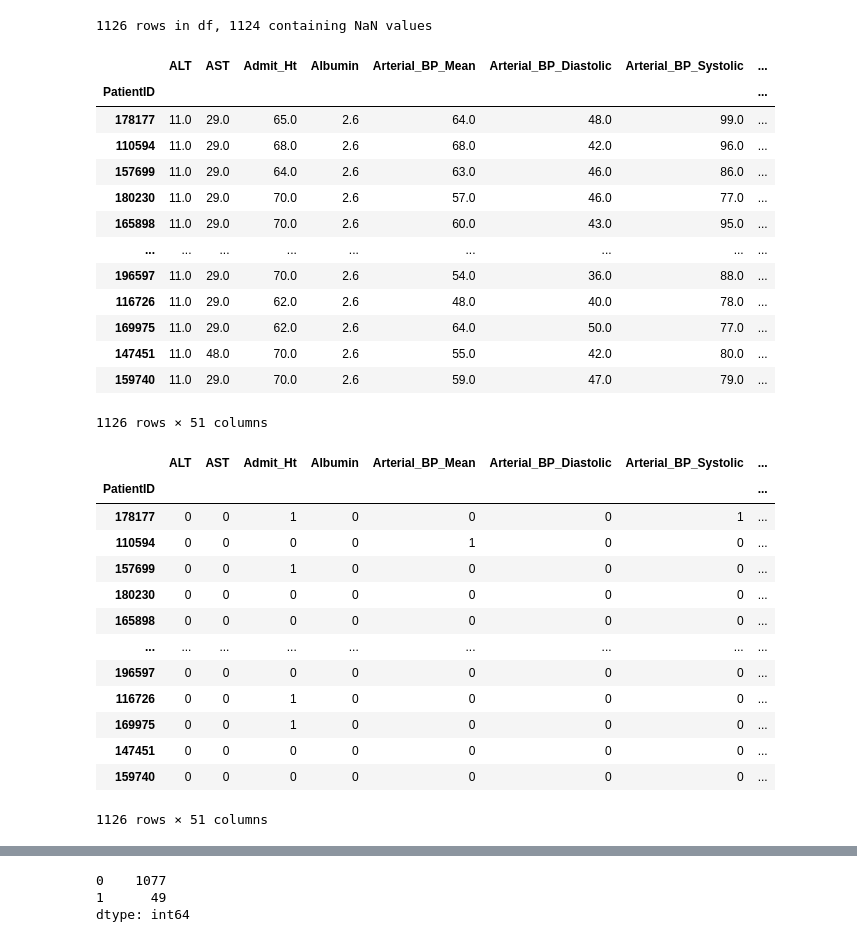
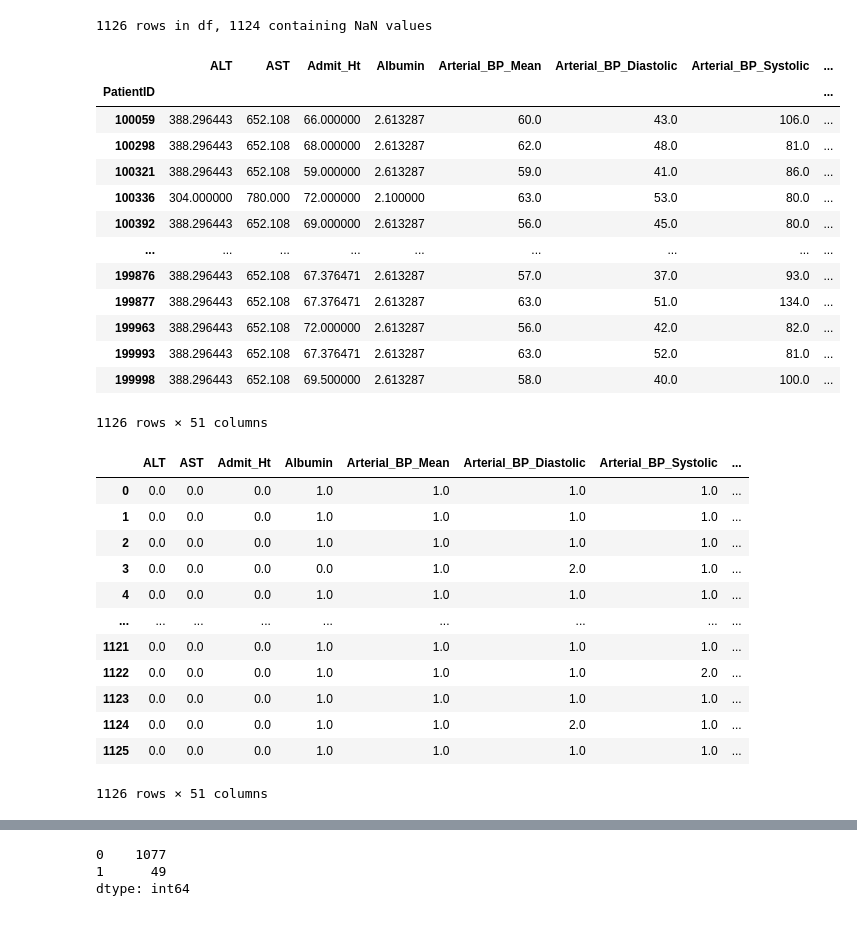
Before and after one commit to BenMarkFrost/LEN_Individual_Project, a Jupyter notebook: Notebooks/temporalExpertCategorisation.ipynb, the cells around one changed output, grey strips where cells are left out. Cells and saved outputs as stored; diff of their text form; code cells hidden in the pictures.

```diff
--- a/Notebooks/temporalExpertCategorisation.ipynb
+++ b/Notebooks/temporalExpertCategorisation.ipynb
@@ -266,48 +266,43 @@ print(f"{staticPatientsDF.shape[0]} rows in df, {rowsWithNaN} containing NaN val
 # %%
 fillNaModeDF = staticPatientsDF.copy()
 
 # TODO better fillna method here?
 
 for col in fillNaModeDF:
-    fillNaModeDF[col] = fillNaModeDF[col].fillna(fillNaModeDF[col].mode()[0])
+    fillNaModeDF[col] = fillNaModeDF[col].fillna(fillNaModeDF[col].mean())
 
 display(fillNaModeDF)
 # %% [output]
 |  | ALT | AST | Admit_Ht | Albumin | Arterial_BP_Mean | Arterial_BP_Diastolic | Arterial_BP_Systolic | ... |
 | PatientID |  |  |  |  |  |  |  | ... |
-| 178177 | 11.0 | 29.0 | 65.0 | 2.6 | 64.0 | 48.0 | 99.0 | ... |
-| 110594 | 11.0 | 29.0 | 68.0 | 2.6 | 68.0 | 42.0 | 96.0 | ... |
-| 157699 | 11.0 | 29.0 | 64.0 | 2.6 | 63.0 | 46.0 | 86.0 | ... |
-| 180230 | 11.0 | 29.0 | 70.0 | 2.6 | 57.0 | 46.0 | 77.0 | ... |
-| 165898 | 11.0 | 29.0 | 70.0 | 2.6 | 60.0 | 43.0 | 95.0 | ... |
+| 100059 | 388.296443 | 652.108 | 66.000000 | 2.613287 | 60.0 | 43.0 | 106.0 | ... |
+| 100298 | 388.296443 | 652.108 | 68.000000 | 2.613287 | 62.0 | 48.0 | 81.0 | ... |
+| 100321 | 388.296443 | 652.108 | 59.000000 | 2.613287 | 59.0 | 41.0 | 86.0 | ... |
+| 100336 | 304.000000 | 780.000 | 72.000000 | 2.100000 | 63.0 | 53.0 | 80.0 | ... |
+| 100392 | 388.296443 | 652.108 | 69.000000 | 2.613287 | 56.0 | 45.0 | 80.0 | ... |
 | ... | ... | ... | ... | ... | ... | ... | ... | ... |
-| 196597 | 11.0 | 29.0 | 70.0 | 2.6 | 54.0 | 36.0 | 88.0 | ... |
-| 116726 | 11.0 | 29.0 | 62.0 | 2.6 | 48.0 | 40.0 | 78.0 | ... |
-| 169975 | 11.0 | 29.0 | 62.0 | 2.6 | 64.0 | 50.0 | 77.0 | ... |
-| 147451 | 11.0 | 48.0 | 70.0 | 2.6 | 55.0 | 42.0 | 80.0 | ... |
-| 159740 | 11.0 | 29.0 | 70.0 | 2.6 | 59.0 | 47.0 | 79.0 | ... |
+| 199876 | 388.296443 | 652.108 | 67.376471 | 2.613287 | 57.0 | 37.0 | 93.0 | ... |
+| 199877 | 388.296443 | 652.108 | 67.376471 | 2.613287 | 63.0 | 51.0 | 134.0 | ... |
+| 199963 | 388.296443 | 652.108 | 72.000000 | 2.613287 | 56.0 | 42.0 | 82.0 | ... |
+| 199993 | 388.296443 | 652.108 | 67.376471 | 2.613287 | 63.0 | 52.0 | 81.0 | ... |
+| 199998 | 388.296443 | 652.108 | 69.500000 | 2.613287 | 58.0 | 40.0 | 100.0 | ... |
 1126 rows × 51 columns
 # %%
 cat = Categorizer(fillNaModeDF)
 
-# cat.kBins(bins = 5)
-cat.agglomerative(n_clusters = 3)
-# cat.kMeans(n_clusters = 5)
-
-# cat.display(num=3)
+cat.kBins(bins = 3)
 # %% [output]
 |  | ALT | AST | Admit_Ht | Albumin | Arterial_BP_Mean | Arterial_BP_Diastolic | Arterial_BP_Systolic | ... |
-| PatientID |  |  |  |  |  |  |  | ... |
-| 178177 | 0 | 0 | 1 | 0 | 0 | 0 | 1 | ... |
-| 110594 | 0 | 0 | 0 | 0 | 1 | 0 | 0 | ... |
-| 157699 | 0 | 0 | 1 | 0 | 0 | 0 | 0 | ... |
-| 180230 | 0 | 0 | 0 | 0 | 0 | 0 | 0 | ... |
-| 165898 | 0 | 0 | 0 | 0 | 0 | 0 | 0 | ... |
+| 0 | 0.0 | 0.0 | 0.0 | 1.0 | 1.0 | 1.0 | 1.0 | ... |
+| 1 | 0.0 | 0.0 | 0.0 | 1.0 | 1.0 | 1.0 | 1.0 | ... |
+| 2 | 0.0 | 0.0 | 0.0 | 1.0 | 1.0 | 1.0 | 1.0 | ... |
+| 3 | 0.0 | 0.0 | 0.0 | 0.0 | 1.0 | 2.0 | 1.0 | ... |
+| 4 | 0.0 | 0.0 | 0.0 | 1.0 | 1.0 | 1.0 | 1.0 | ... |
 | ... | ... | ... | ... | ... | ... | ... | ... | ... |
-| 196597 | 0 | 0 | 0 | 0 | 0 | 0 | 0 | ... |
-| 116726 | 0 | 0 | 1 | 0 | 0 | 0 | 0 | ... |
-| 169975 | 0 | 0 | 1 | 0 | 0 | 0 | 0 | ... |
-| 147451 | 0 | 0 | 0 | 0 | 0 | 0 | 0 | ... |
-| 159740 | 0 | 0 | 0 | 0 | 0 | 0 | 0 | ... |
+| 1121 | 0.0 | 0.0 | 0.0 | 1.0 | 1.0 | 1.0 | 1.0 | ... |
+| 1122 | 0.0 | 0.0 | 0.0 | 1.0 | 1.0 | 1.0 | 2.0 | ... |
+| 1123 | 0.0 | 0.0 | 0.0 | 1.0 | 1.0 | 1.0 | 1.0 | ... |
+| 1124 | 0.0 | 0.0 | 0.0 | 1.0 | 1.0 | 2.0 | 1.0 | ... |
+| 1125 | 0.0 | 0.0 | 0.0 | 1.0 | 1.0 | 1.0 | 1.0 | ... |
 1126 rows × 51 columns
 # %%
```
Also changed, not shown: parts of 2 cells of this notebook, 19 other files.
